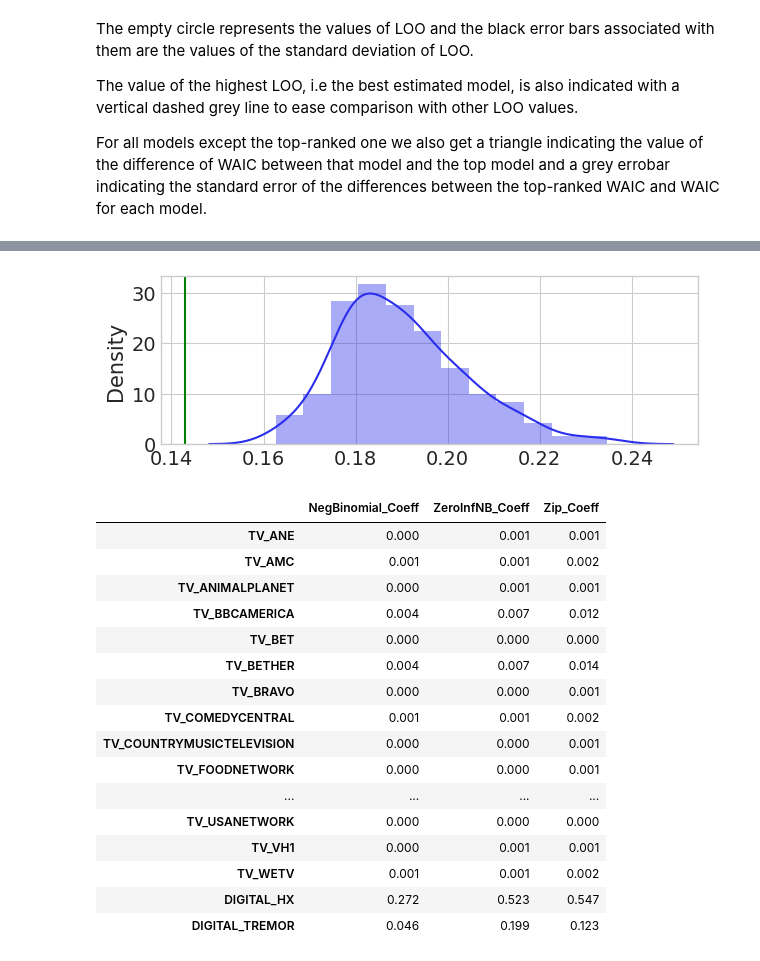
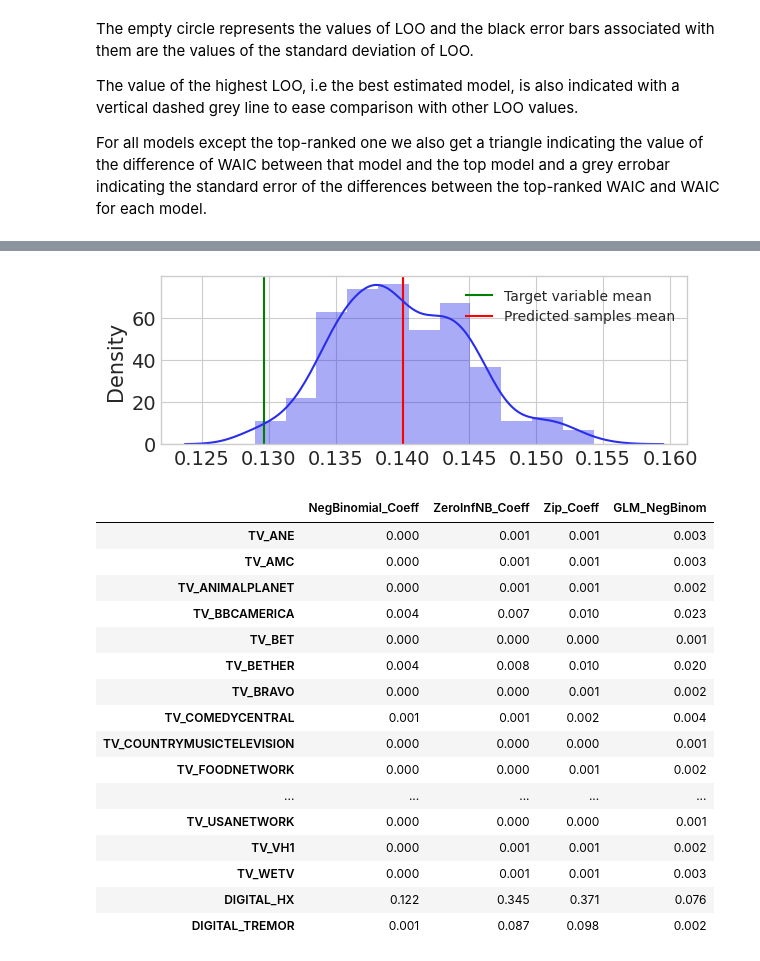
Before and after one commit to vanitoz/Bayesian-GLM-and-Multivariable-Linear-Regression, a Jupyter notebook: notebooks/model_comparison.ipynb, the cells around one changed output, grey strips where cells are left out. Saved outputs shown, nothing was run; the diff lists cells and outputs as text; code cells hidden in the pictures.

Commit message:
all traces with m = alpha + pm.math.dot(betha,x)

```diff
--- a/notebooks/model_comparison.ipynb
+++ b/notebooks/model_comparison.ipynb
@@ -59,4 +60,4 @@ target_distribution(data.TOTAL_CONV)
 [figure]
 # %%
 # data = data[data.TOTAL_CONV != 0]
-data = data[(data.TOTAL_CONV<20)] # & (data.TOTAL_CONV!=0)
+data = data[(data.TOTAL_CONV<10)] # & (data.TOTAL_CONV!=0)
@@ -108,5 +136,0 @@ plt.show()
-# %%
-predictions_negative_binomial = ppc_check(model = model_negative_binomial,
-                            data = data,
-                            trace = trace_negative_binomial,
-                            predictions= True)
@@ -404,9 +360,14 @@ plt.show()
 # %%
 samples_mean = [sample.mean() for sample in predictions_negative_binomial['conv']]
 
 plt.figure(figsize=(6,2))
 ax = sns.distplot(samples_mean,)
-plt.vlines(y.mean(), *ax.set_ylim(), color='g')
+plt.vlines(y.mean(), *ax.set_ylim(), color='g', label='Target variable mean')
+plt.vlines(predictions_negative_binomial['conv'].flatten().mean(),
+           *ax.set_ylim(),
+           label='Predicted samples mean',
+           color='r')
+plt.legend(loc=1, fontsize ='medium')
 plt.show()
 # %% [output]
-[figure, old version]
+[figure, new version]
@@ -427,20 +393,20 @@ coeff_zip = az.summary(trace_zip,
 # %%
-pd.concat([coeff_nb, coeff_zinb, coeff_zip], axis = 1)
+pd.concat([coeff_nb, coeff_zinb, coeff_zip, coeff_glm], axis = 1)
 # %% [output]
-|  | NegBinomial_Coeff | ZeroInfNB_Coeff | Zip_Coeff |
-| TV_ANE | 0.000 | 0.001 | 0.001 |
-| TV_AMC | 0.001 | 0.001 | 0.002 |
-| TV_ANIMALPLANET | 0.000 | 0.001 | 0.001 |
-| TV_BBCAMERICA | 0.004 | 0.007 | 0.012 |
-| TV_BET | 0.000 | 0.000 | 0.000 |
-| TV_BETHER | 0.004 | 0.007 | 0.014 |
-| TV_BRAVO | 0.000 | 0.000 | 0.001 |
-| TV_COMEDYCENTRAL | 0.001 | 0.001 | 0.002 |
-| TV_COUNTRYMUSICTELEVISION | 0.000 | 0.000 | 0.001 |
-| TV_FOODNETWORK | 0.000 | 0.000 | 0.001 |
-| ... | ... | ... | ... |
-| TV_USANETWORK | 0.000 | 0.000 | 0.000 |
-| TV_VH1 | 0.000 | 0.001 | 0.001 |
-| TV_WETV | 0.001 | 0.001 | 0.002 |
-| DIGITAL_HX | 0.272 | 0.523 | 0.547 |
-| DIGITAL_TREMOR | 0.046 | 0.199 | 0.123 |
+|  | NegBinomial_Coeff | ZeroInfNB_Coeff | Zip_Coeff | GLM_NegBinom |
+| TV_ANE | 0.000 | 0.001 | 0.001 | 0.003 |
+| TV_AMC | 0.000 | 0.001 | 0.001 | 0.003 |
+| TV_ANIMALPLANET | 0.000 | 0.001 | 0.001 | 0.002 |
+| TV_BBCAMERICA | 0.004 | 0.007 | 0.010 | 0.023 |
+| TV_BET | 0.000 | 0.000 | 0.000 | 0.001 |
+| TV_BETHER | 0.004 | 0.008 | 0.010 | 0.020 |
+| TV_BRAVO | 0.000 | 0.000 | 0.001 | 0.002 |
+| TV_COMEDYCENTRAL | 0.001 | 0.001 | 0.002 | 0.004 |
+| TV_COUNTRYMUSICTELEVISION | 0.000 | 0.000 | 0.000 | 0.001 |
+| TV_FOODNETWORK | 0.000 | 0.000 | 0.001 | 0.002 |
+| ... | ... | ... | ... | ... |
+| TV_USANETWORK | 0.000 | 0.000 | 0.000 | 0.001 |
+| TV_VH1 | 0.000 | 0.001 | 0.001 | 0.002 |
+| TV_WETV | 0.000 | 0.001 | 0.001 | 0.003 |
+| DIGITAL_HX | 0.122 | 0.345 | 0.371 | 0.076 |
+| DIGITAL_TREMOR | 0.001 | 0.087 | 0.098 | 0.002 |
```
Also changed, not shown: parts of 52 cells of this notebook, 38 other files.
